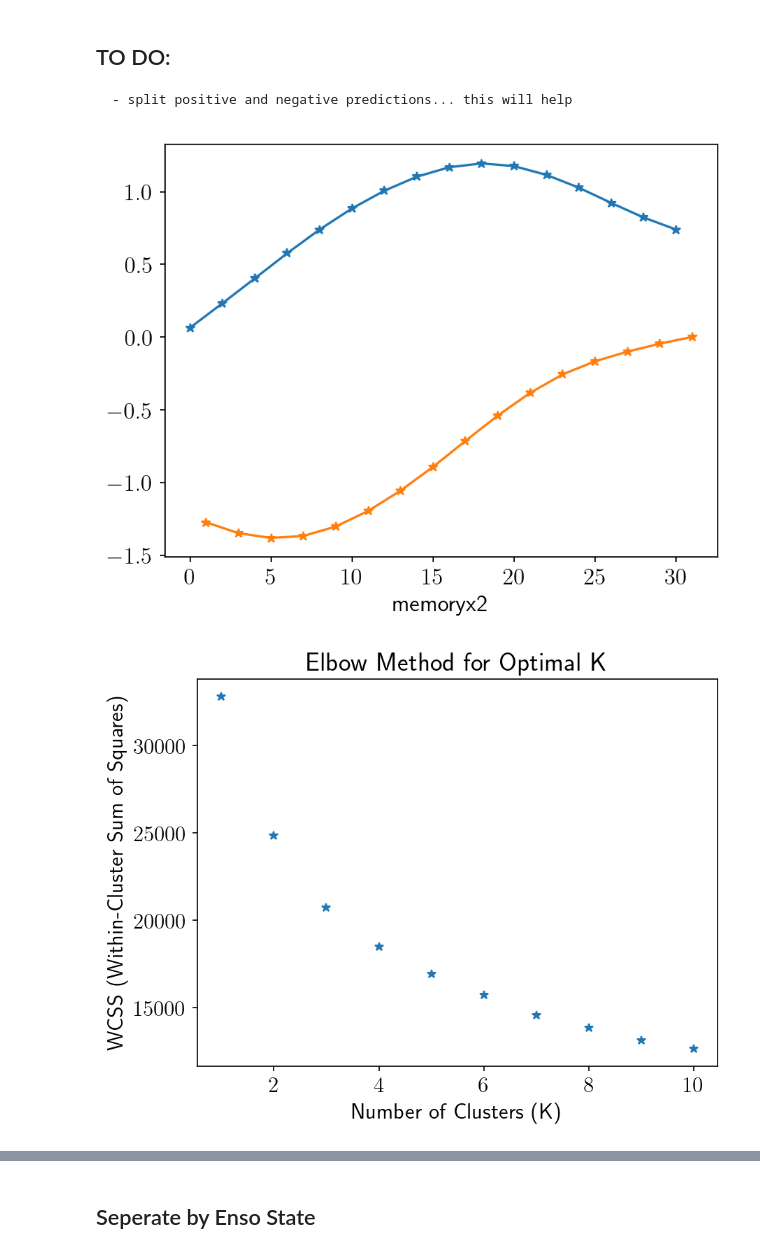
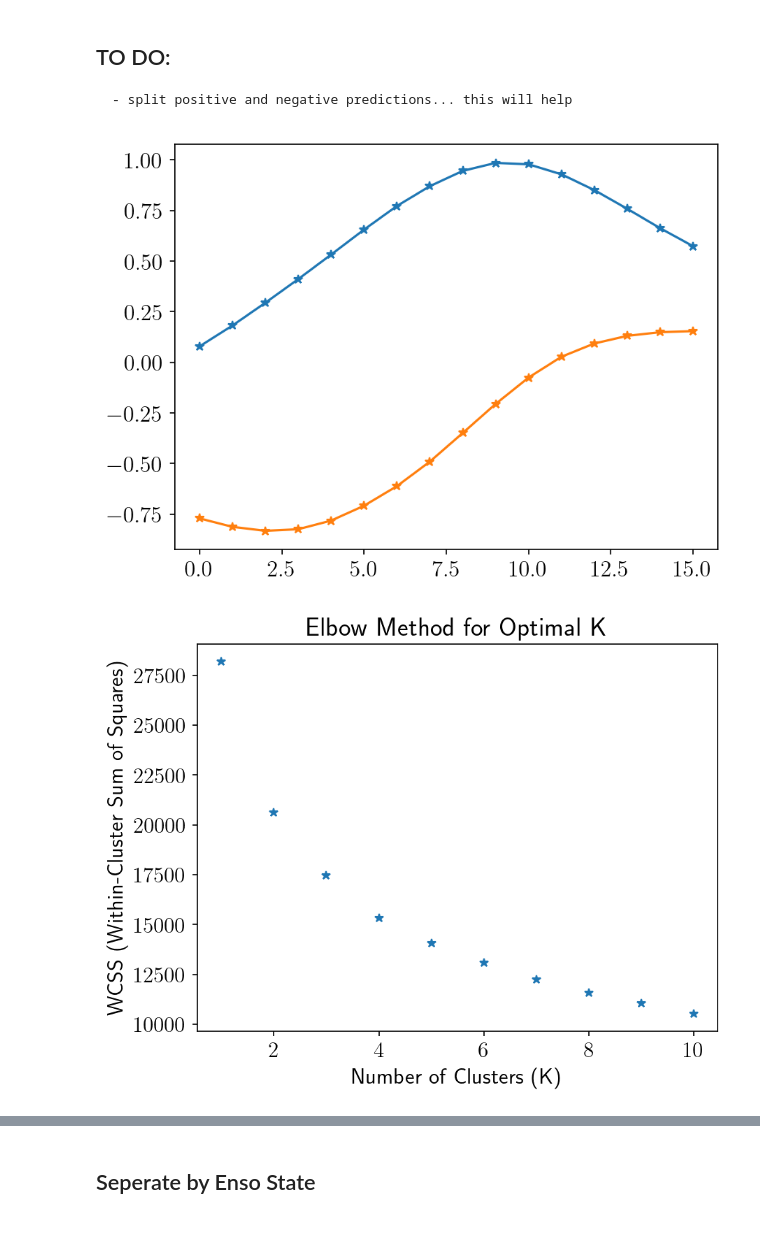
Before and after one commit to kjmayer/ENSOvsMJO, a Jupyter notebook: explore/interpret-data_composite_final.ipynb, the cells around one changed output, grey strips where cells are left out. Saved outputs shown, nothing was run; the diff lists cells and outputs as text; code cells hidden in the pictures.

Commit message:
update clustering with new DOY data

```diff
--- a/explore/interpret-data_composite_final.ipynb
+++ b/explore/interpret-data_composite_final.ipynb
@@ -97,7 +97,7 @@ def plot_phase_space(ax):
 # %% [markdown]
 ### Load network:
 # %%
-MODEL_DIR = '/glade/work/kjmayer/research/catalyst/ENSOvsMJO/data/models/'
+MODEL_DIR = '/glade/work/kjmayer/research/catalyst/ENSOvsMJO/data/doy_models/'
 EXP_NAME = 'default'
 hps = get_hp(EXP_NAME)
 # variables:
@@ -133,8 +133,8 @@ for l in LEADS:
         print('LEAD: '+str(l)+'\nAVG: '+str(a))
 
         #check if files already exist:
-        ddir_save = '/glade/scratch/kjmayer/DATA/ENSOvsMJO/data/'
-        finame_confvsacc = 'confvsacc_LEAD_'+str(l)+'_AVG_'+str(a)+'__00001-00005.npy'
+        ddir_save = '/glade/derecho/scratch/kjmayer/DATA/ENSOvsMJO/data/'
+        finame_confvsacc = 'confvsacc_DOY_LEAD_'+str(l)+'_AVG_'+str(a)+'__00001-00005.npy'
         if Run_this_shit:
             print('load testing data')
             X1test, X2test, Ytest = get_testing(N_z500runmean=a,
@@ -186,7 +186,7 @@ for l in LEADS:
                                   input1, input2,
                                   s)
 
-                MODEL_FINAME = 'LEAD_'+str(l)+'_AVG_'+str(a)+'__0000'+str(s)+'.h5'
+                MODEL_FINAME = 'DOY_LEAD_'+str(l)+'_AVG_'+str(a)+'__0000'+str(s)+'.h5'
                 model.load_weights(MODEL_DIR+MODEL_FINAME)
 
                 model_rawpreds[s-1] = model.predict((X1test,X2test))
@@ -416,6 +409,9 @@ WARNING:tensorflow:Keras is training/fitting/evaluating on array-like data. Kera
 # %% [markdown]
 ## Find where it is confident and correct:
 # %%
+X2test = X2test[:,:-1]
+X1test = X1test[:,:-1]
+
 #get confident ints
 column_list = [int(element) for element in i_conf_mat[:, 0]]
 correct = [int(element) for element in i_modelcorr_mat[:, 0]]
@@ -430,11 +426,11 @@ correct_and_confident_1 = correct_and_confident[0][np.where(pred_confident==1)[0
 from sklearn.cluster import KMeans
 # RMMs = np.array(X2test[column_list,:])
 # %%
-X2test[column_list,::2][correct_and_confident_1].mean('time').plot(marker='*')
-X2test[column_list,1::2][correct_and_confident_1].mean('time').plot(marker='*')
+plt.plot(np.mean(X2test[column_list,::2][correct_and_confident_1],axis=0),marker='*')
+plt.plot(np.mean(X2test[column_list,1::2][correct_and_confident_1],axis=0),marker='*')
 plt.show()
 # %% [output]
-[figure, old version]
+[figure, new version]
 # %%
 import numpy as np
 from sklearn.cluster import KMeans
@@ -470,7 +466,7 @@ kmeans.fit(data)
 # The cluster centers are stored in kmeans.cluster_centers_
 cluster_centers = kmeans.cluster_centers_
 # %% [output]
-[figure, old version]
+[figure, new version]
 # %%
 # Assuming you have six cluster centers and you want to plot them
 cluster_centers = kmeans.cluster_centers_
```
Also changed, not shown: parts of 12 cells of this notebook.
